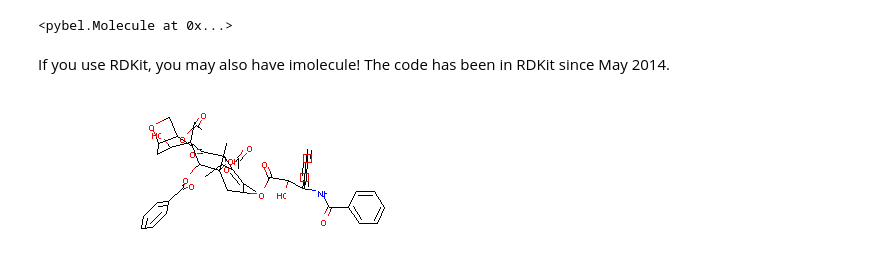
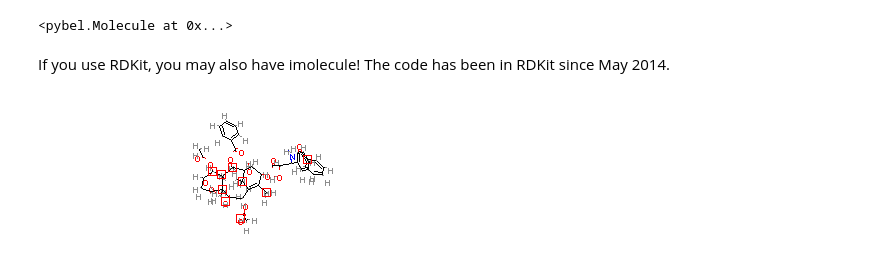
Before and after one commit to patrickfuller/imolecule, a Jupyter notebook: examples/ipython.ipynb, the cells around one changed output. Drawn from its saved outputs; the diff is of its cells as text; code cells hidden in the pictures.

```diff
--- a/examples/ipython.ipynb
+++ b/examples/ipython.ipynb
@@ -68,13 +69,14 @@ If you use RDKit, you may also have imolecule! The code has been in RDKit since
 # %%
 from rdkit import Chem
 from rdkit.Chem import AllChem
 from rdkit.Chem.Draw import IPythonConsole
 IPythonConsole.ipython_3d = True
 
-mol = Chem.MolFromSmiles("CC(=O)OC1C2=C(C)C(CC(O)(C(OC(=O)c3ccccc3)C4C5(COC5CC(O)C4(C)C1=O)"
-                         "OC(=O)C)C2(C)C)OC(=O)C(O)C(NC(=O)c6ccccc6)c7ccccc7")
+taxol = ("CC(=O)OC1C2=C(C)C(CC(O)(C(OC(=O)c3ccccc3)C4C5(COC5CC(O)C4(C)C1=O)"
+         "OC(=O)C)C2(C)C)OC(=O)C(O)C(NC(=O)c6ccccc6)c7ccccc7")
+mol = Chem.AddHs(Chem.MolFromSmiles(taxol))
 AllChem.EmbedMolecule(mol)
 AllChem.MMFFOptimizeMolecule(mol)
 mol
 # %% [output]
-[figure, old version]
+[figure, new version]
```
Also changed, not shown: parts of 1 cell of this notebook, 1 other file.
